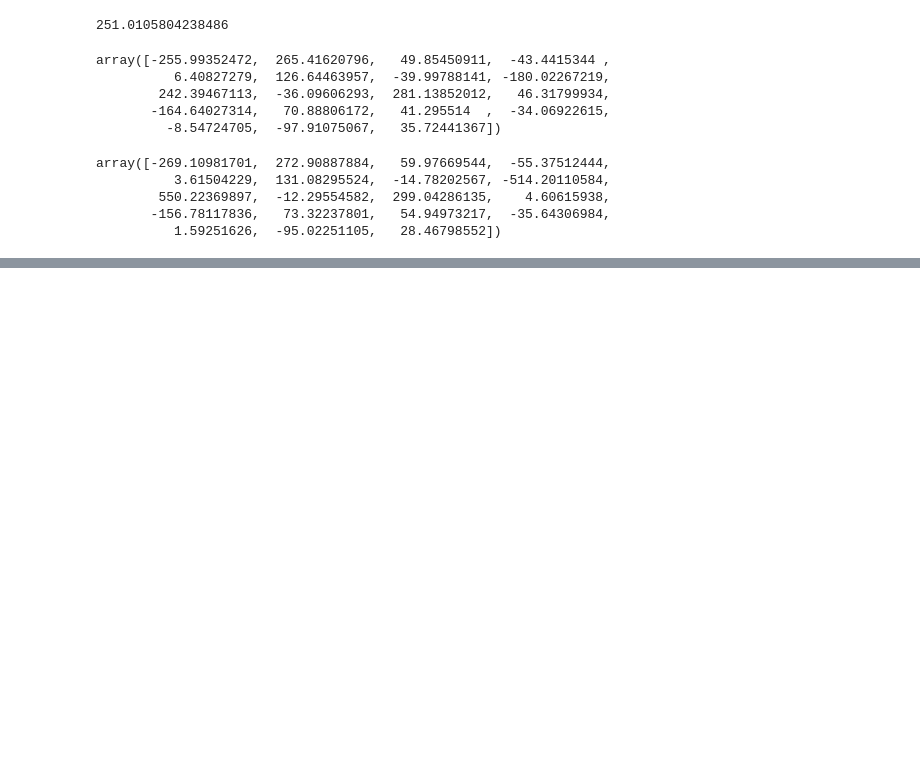
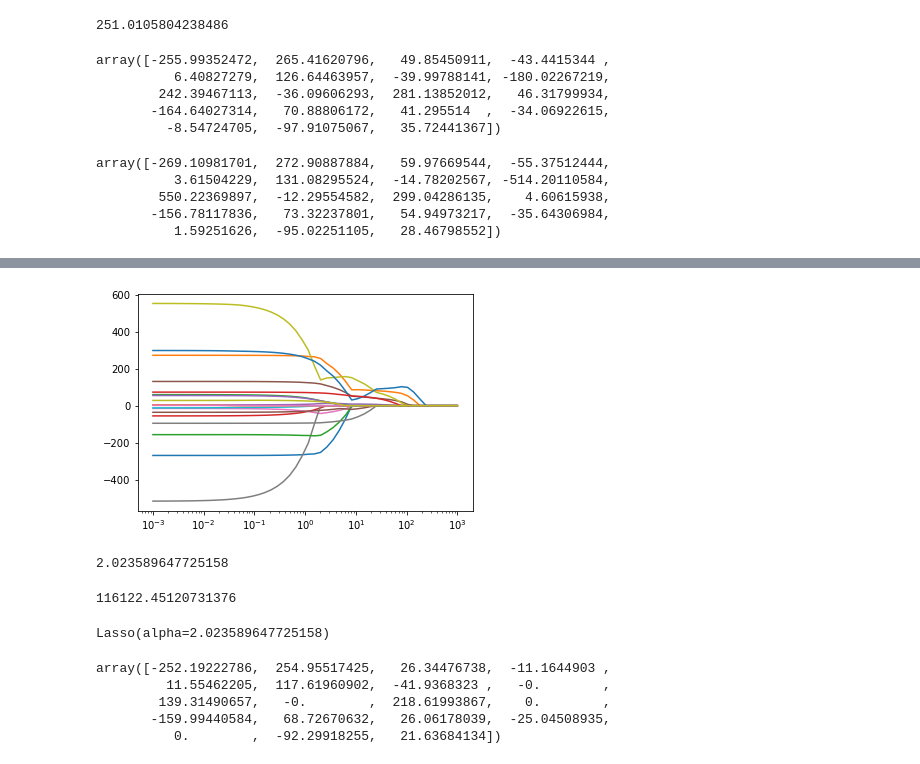
Before and after one commit to shu-suzuki-1124/machine_learning_practice, a Jupyter notebook: lesson8.ipynb, the cells around one changed output, grey strips where cells are left out. Saved outputs shown, nothing was run; the diff lists cells and outputs as text; code cells hidden in the pictures; blank space fills up the shorter version.

```diff
--- a/lesson8.ipynb
+++ b/lesson8.ipynb
@@ -68,0 +137,26 @@ array([-269.10981701,  272.90887884,   59.97669544,  -55.37512444,
+# %%
+plt.plot(alphas, coefs)
+plt.xscale('log')
+# %% [output]
+[figure, added]
+# %%
+alphas[np.argmin(mse_list)]
+# %% [output]
+2.023589647725158
+# %%
+np.min(mse_list)
+# %% [output]
+116122.45120731376
+# %%
+lasso = Lasso(alphas[np.argmin(mse_list)])
+lasso.fit(X_train, y_train)
+# %% [output]
+Lasso(alpha=2.023589647725158)
+# %%
+lasso.coef_
+# %% [output]
+array([-252.19222786,  254.95517425,   26.34476738,  -11.1644903 ,
+         11.55462205,  117.61960902,  -41.9368323 ,   -0.        ,
+        139.31490657,   -0.        ,  218.61993867,    0.        ,
+       -159.99440584,   68.72670632,   26.06178039,  -25.04508935,
+          0.        ,  -92.29918255,   21.63684134])
```
Also changed, not shown: parts of 11 cells of this notebook.
